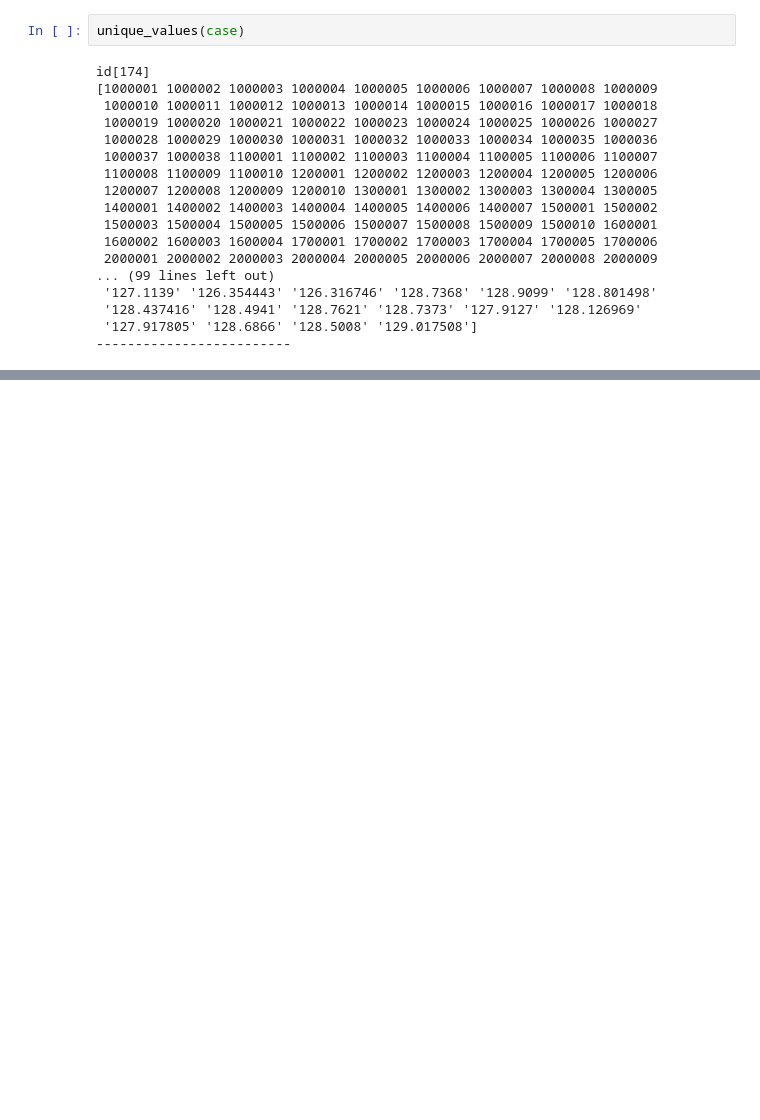
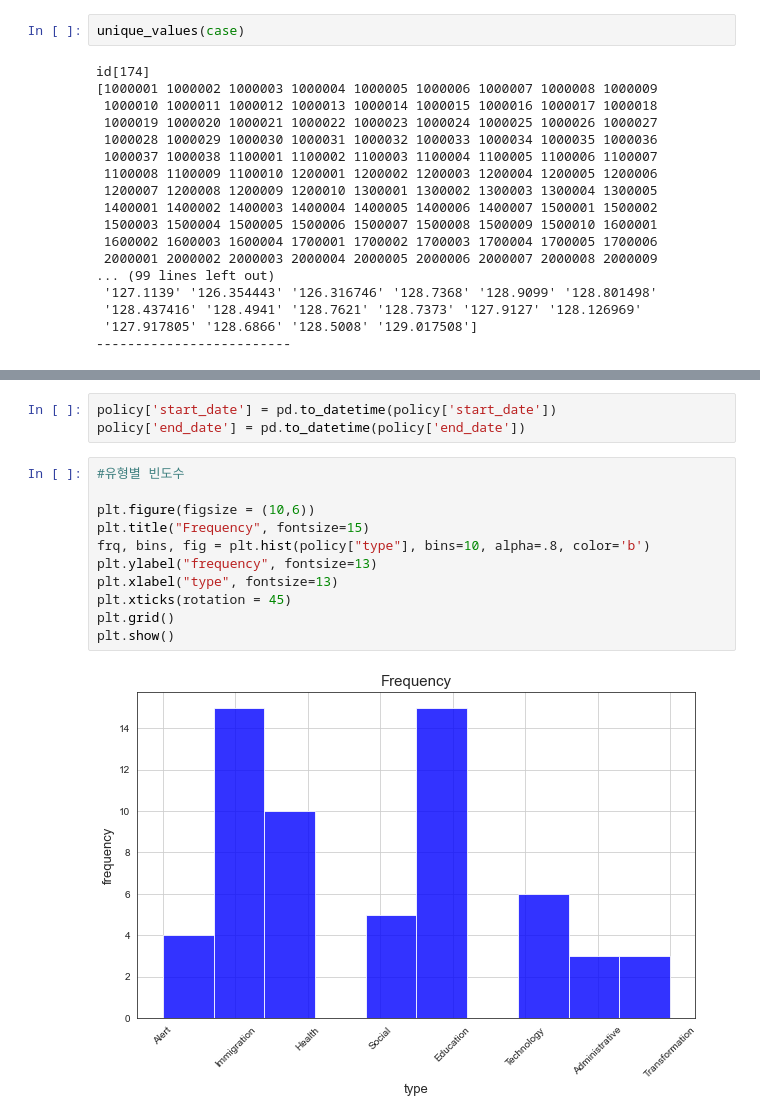
Before and after one commit to KT-bigdata-Dacon/SI, a Jupyter notebook: 기본12종데이터 전처리.ipynb, the cells around one changed output, grey strips where cells are left out. Saved outputs shown, nothing was run; the diff lists cells and outputs as text; blank space fills up the shorter version.

```diff
--- a/기본12종데이터 전처리.ipynb
+++ b/기본12종데이터 전처리.ipynb
@@ -69,0 +233,16 @@ id[174]
+# %%
+policy['start_date'] = pd.to_datetime(policy['start_date'])
+policy['end_date'] = pd.to_datetime(policy['end_date'])
+# %%
+#유형별 빈도수
+
+plt.figure(figsize = (10,6))
+plt.title("Frequency", fontsize=15)
+frq, bins, fig = plt.hist(policy["type"], bins=10, alpha=.8, color='b')
+plt.ylabel("frequency", fontsize=13)
+plt.xlabel("type", fontsize=13)
+plt.xticks(rotation = 45)
+plt.grid()
+plt.show()
+# %% [output]
+[figure, added]
```
Also changed, not shown: parts of 14 cells of this notebook.
